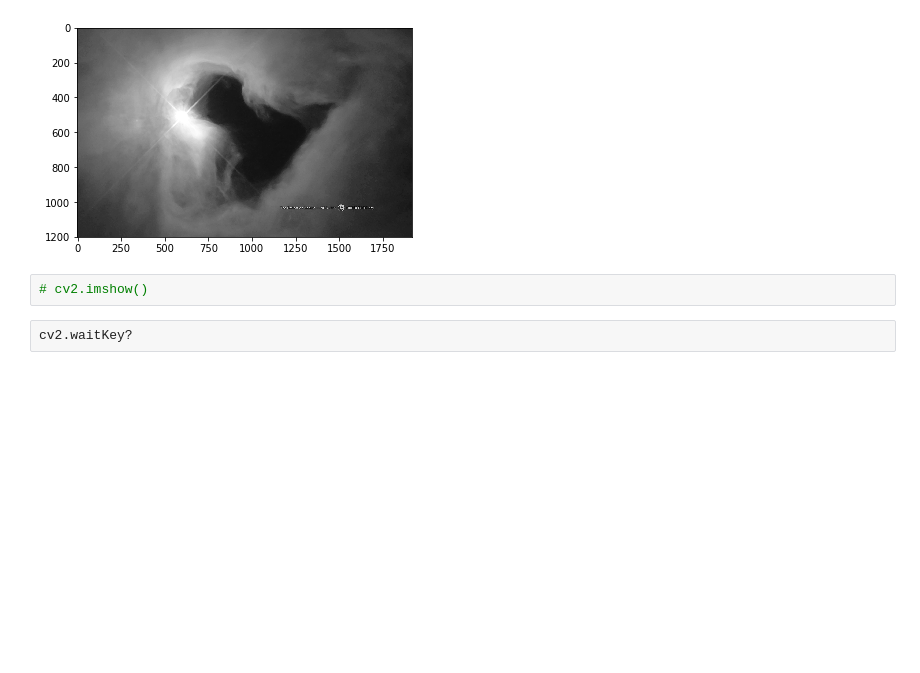
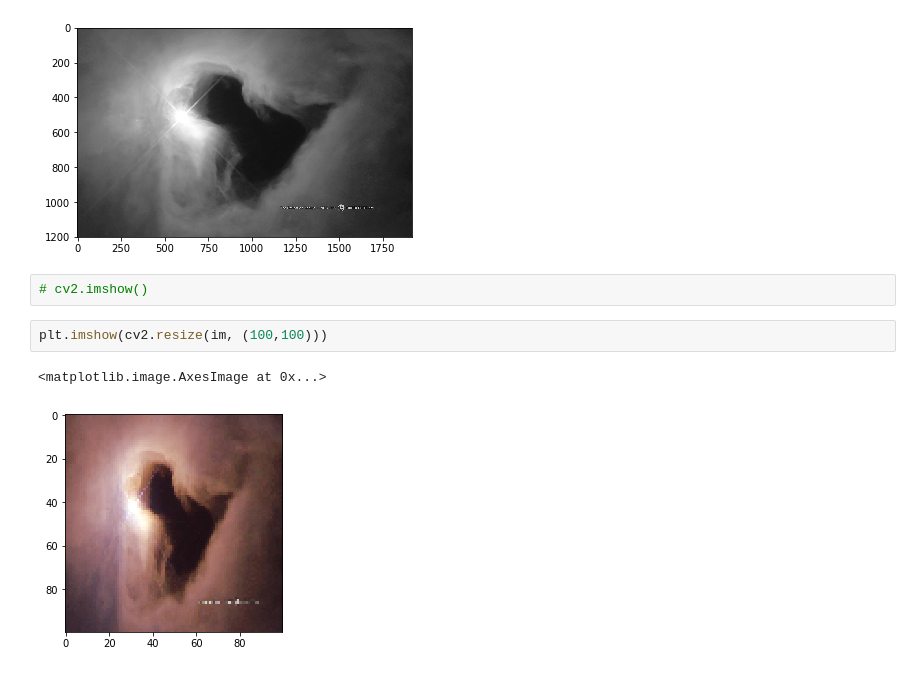
Before and after one commit to coding-blocks-archives/MachineLearning_Dwarka_2018, a Jupyter notebook: class_04/opencv.ipynb, the cells around one changed output. Drawn from its saved outputs; the diff is of its cells as text; blank space fills up the shorter version.

```diff
--- a/class_04/opencv.ipynb
+++ b/class_04/opencv.ipynb
@@ -31,5 +31,8 @@ plt.imshow(gray, cmap='gray')
 [figure]
 # %%
 # cv2.imshow()
-# %%
-cv2.waitKey?
+# %%
+plt.imshow(cv2.resize(im, (100,100)))
+# %% [output]
+<matplotlib.image.AxesImage at 0x...>
+[figure, added]
```
Also changed, not shown: 4 other files.
